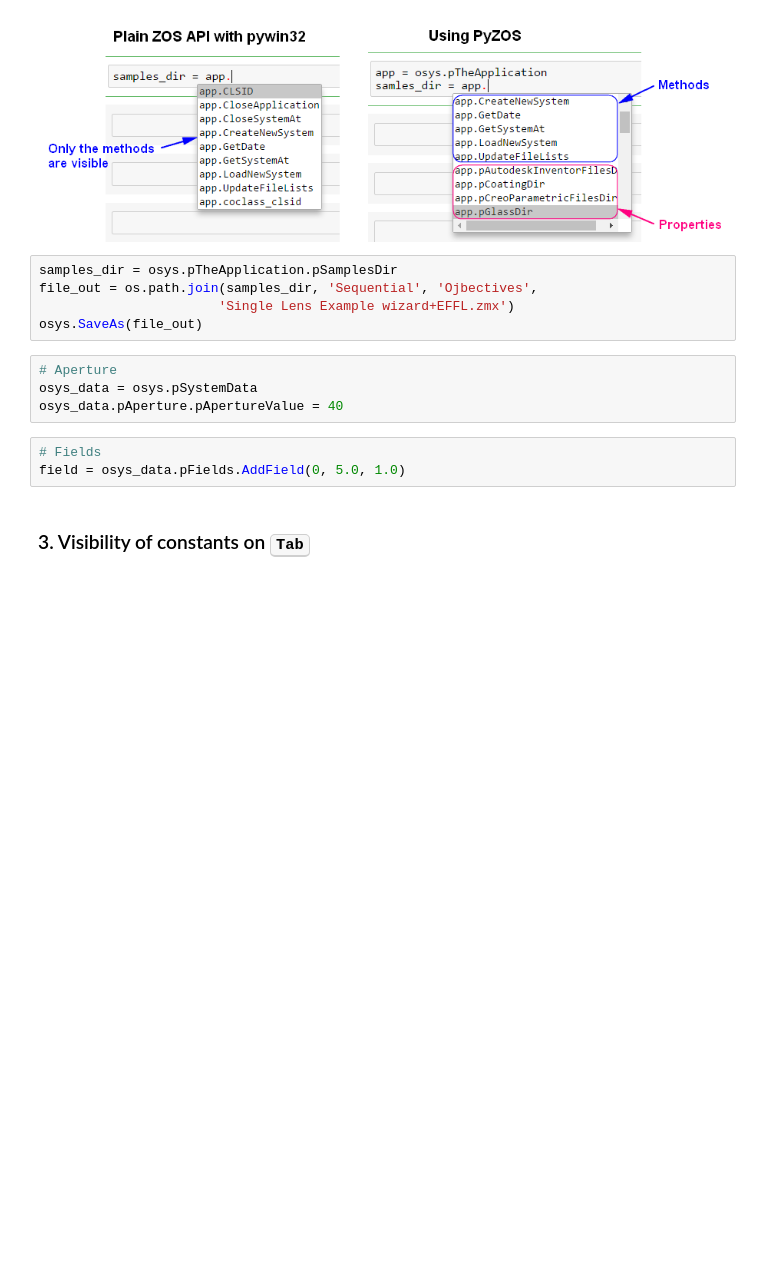
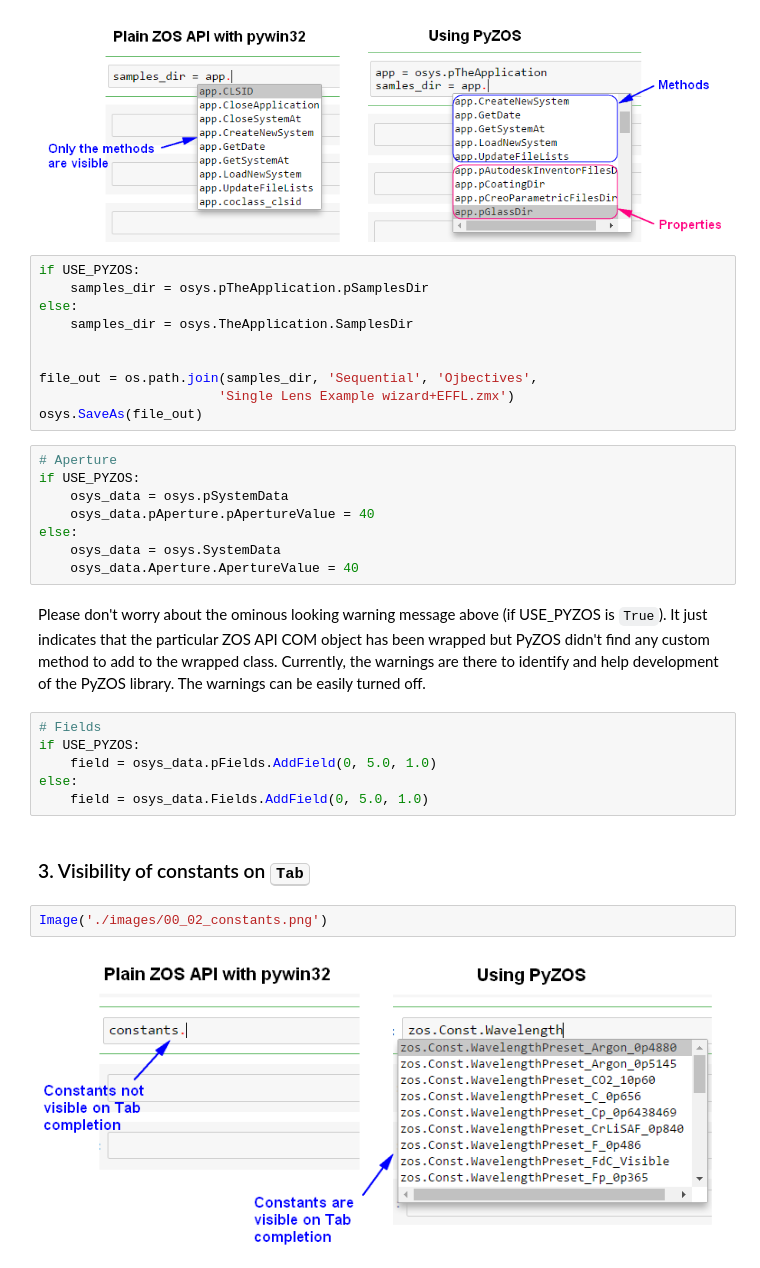
Before and after one commit to xzos/pyzos, a Jupyter notebook: Examples/jupyter_notebooks/00_Enhancing_the_ZOS_API_Interface.ipynb, the cells around one changed output. Saved outputs shown, nothing was run; the diff lists cells and outputs as text; blank space fills up the shorter version.

```diff
--- a/Examples/jupyter_notebooks/00_Enhancing_the_ZOS_API_Interface.ipynb
+++ b/Examples/jupyter_notebooks/00_Enhancing_the_ZOS_API_Interface.ipynb
@@ -39,18 +45,36 @@ Image('./images/00_01_property_attribute.png')
 # %% [output]
 [figure]
 # %%
-samples_dir = osys.pTheApplication.pSamplesDir
+if USE_PYZOS:
+    samples_dir = osys.pTheApplication.pSamplesDir
+else:
+    samples_dir = osys.TheApplication.SamplesDir
+
+
 file_out = os.path.join(samples_dir, 'Sequential', 'Ojbectives',
                        'Single Lens Example wizard+EFFL.zmx')
 osys.SaveAs(file_out)
 # %%
 # Aperture
-osys_data = osys.pSystemData
-osys_data.pAperture.pApertureValue = 40
+if USE_PYZOS:
+    osys_data = osys.pSystemData
+    osys_data.pAperture.pApertureValue = 40
+else:
+    osys_data = osys.SystemData
+    osys_data.Aperture.ApertureValue = 40
+# %% [markdown]
+Please don't worry about the ominous looking warning message above (if USE_PYZOS is `True`). It just indicates that the particular ZOS API COM object has been wrapped but PyZOS didn't find any custom method to add to the wrapped class. Currently, the warnings are there to identify and help development of the PyZOS library. The warnings can be easily turned off.
 # %%
 # Fields
-field = osys_data.pFields.AddField(0, 5.0, 1.0)
+if USE_PYZOS:
+    field = osys_data.pFields.AddField(0, 5.0, 1.0)
+else:
+    field = osys_data.Fields.AddField(0, 5.0, 1.0)
 # %% [markdown]
 ### 3. Visibility of constants on <kbd>Tab</kbd>
+# %%
+Image('./images/00_02_constants.png')
+# %% [output]
+[figure, added]
 # %%
 # Setting wavelength using wavelength preset
```
Also changed, not shown: parts of 8 cells of this notebook, 4 other files.
